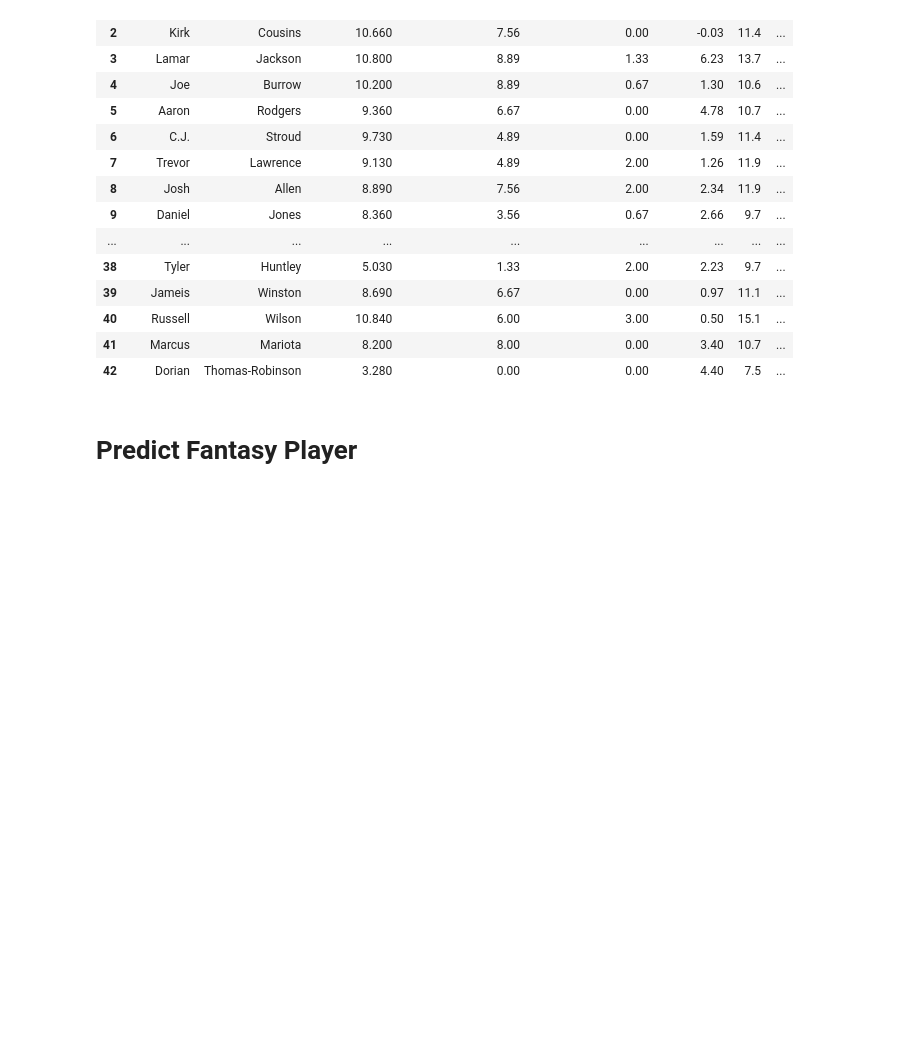
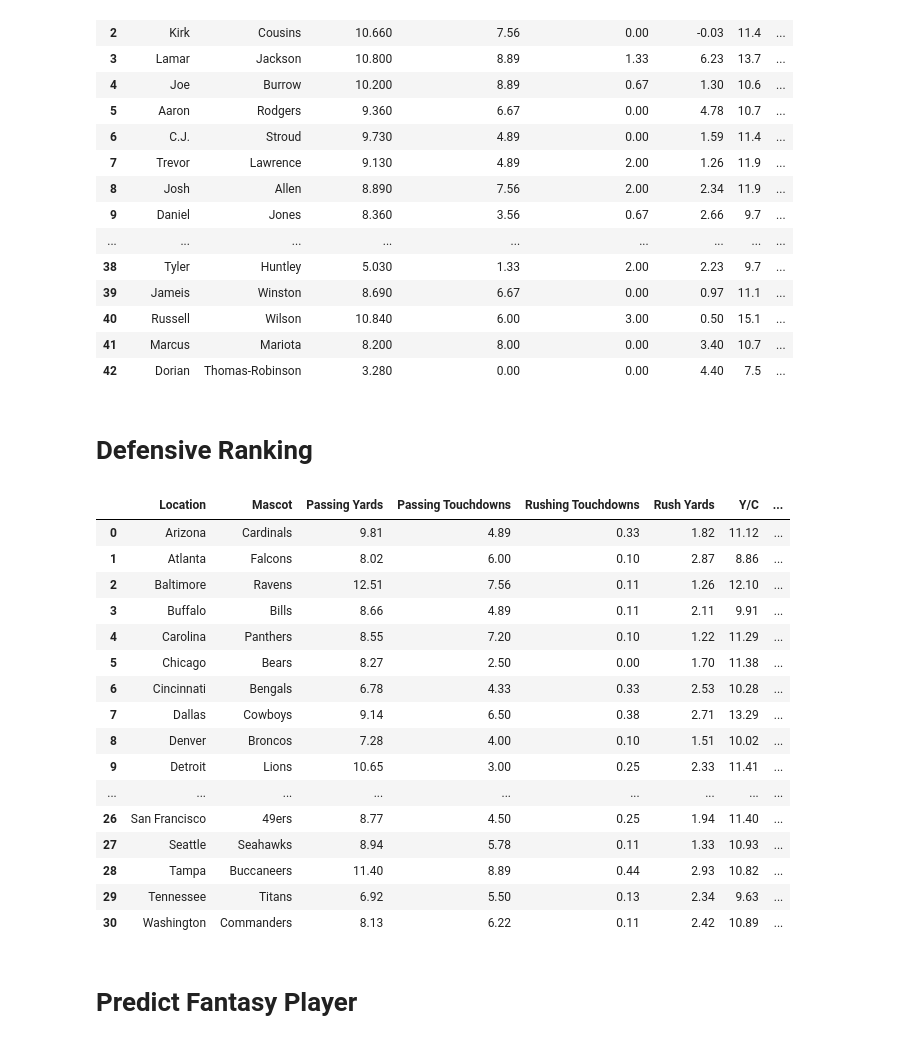
Before and after one commit to SIMBL742/GridironGenius, a Jupyter notebook: GridironGenius_ModelA_TitansD.ipynb, the cells around one changed output. Saved outputs shown, nothing was run; the diff lists cells and outputs as text; code cells hidden in the pictures; blank space fills up the shorter version.

```diff
--- a/GridironGenius_ModelA_TitansD.ipynb
+++ b/GridironGenius_ModelA_TitansD.ipynb
@@ -199,5 +199,28 @@ df_player_data
 | 40 | Russell | Wilson | 10.840 | 6.00 | 3.00 | 0.50 | 15.1 | ... |
 | 41 | Marcus | Mariota | 8.200 | 8.00 | 0.00 | 3.40 | 10.7 | ... |
 | 42 | Dorian | Thomas-Robinson | 3.280 | 0.00 | 0.00 | 4.40 | 7.5 | ... |
+# %% [markdown]
+# **Defensive Ranking**
+# %%
+D_rank = pd.read_csv('https://raw.githubusercontent.com/SIMBL742/GridironGenius/refs/heads/main/dataset_2024-2025_D_Rank.csv')
+D_rank
+# %% [output]
+|  | Location | Mascot | Passing Yards | Passing Touchdowns | Rushing Touchdowns | Rush Yards | Y/C | ... |
+| 0 | Arizona | Cardinals | 9.81 | 4.89 | 0.33 | 1.82 | 11.12 | ... |
+| 1 | Atlanta | Falcons | 8.02 | 6.00 | 0.10 | 2.87 | 8.86 | ... |
+| 2 | Baltimore | Ravens | 12.51 | 7.56 | 0.11 | 1.26 | 12.10 | ... |
+| 3 | Buffalo | Bills | 8.66 | 4.89 | 0.11 | 2.11 | 9.91 | ... |
+| 4 | Carolina | Panthers | 8.55 | 7.20 | 0.10 | 1.22 | 11.29 | ... |
+| 5 | Chicago | Bears | 8.27 | 2.50 | 0.00 | 1.70 | 11.38 | ... |
+| 6 | Cincinnati | Bengals | 6.78 | 4.33 | 0.33 | 2.53 | 10.28 | ... |
+| 7 | Dallas | Cowboys | 9.14 | 6.50 | 0.38 | 2.71 | 13.29 | ... |
+| 8 | Denver | Broncos | 7.28 | 4.00 | 0.10 | 1.51 | 10.02 | ... |
+| 9 | Detroit | Lions | 10.65 | 3.00 | 0.25 | 2.33 | 11.41 | ... |
+| ... | ... | ... | ... | ... | ... | ... | ... | ... |
+| 26 | San Francisco | 49ers | 8.77 | 4.50 | 0.25 | 1.94 | 11.40 | ... |
+| 27 | Seattle | Seahawks | 8.94 | 5.78 | 0.11 | 1.33 | 10.93 | ... |
+| 28 | Tampa | Buccaneers | 11.40 | 8.89 | 0.44 | 2.93 | 10.82 | ... |
+| 29 | Tennessee | Titans | 6.92 | 5.50 | 0.13 | 2.34 | 9.63 | ... |
+| 30 | Washington | Commanders | 8.13 | 6.22 | 0.11 | 2.42 | 10.89 | ... |
 # %% [markdown]
 # **Predict Fantasy Player**
```
Also changed, not shown: parts of 2 cells of this notebook.
